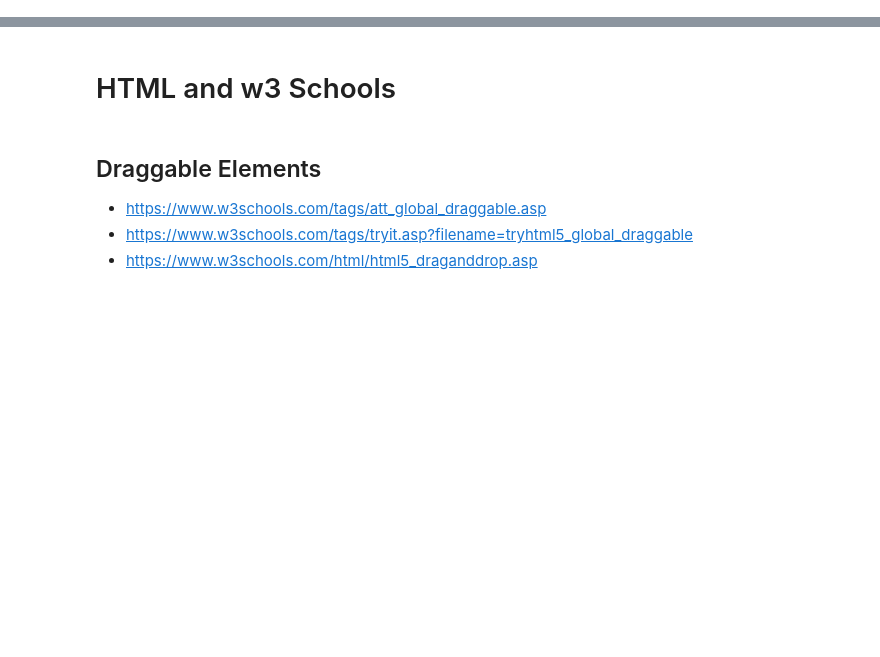
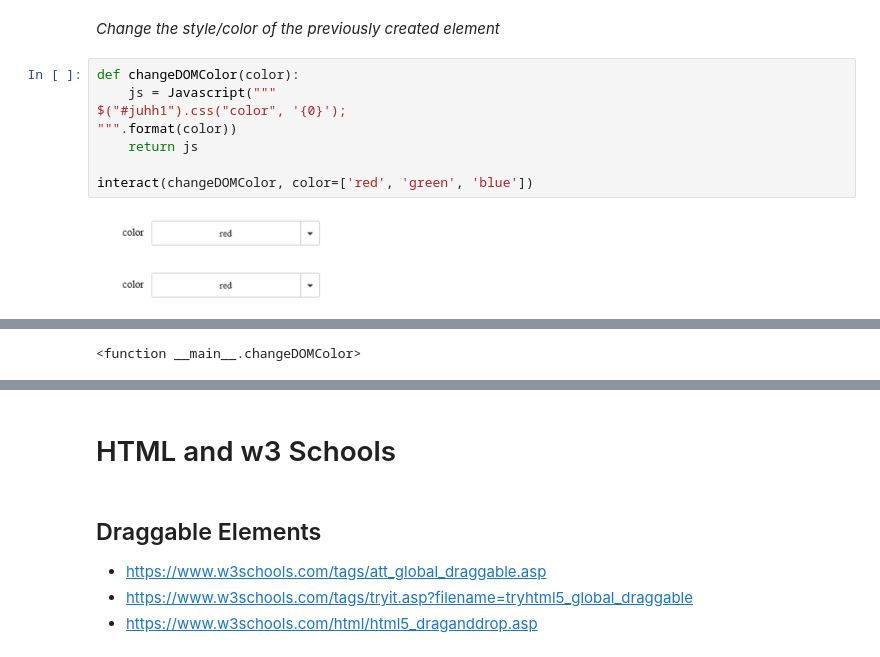
Before and after one commit to satishgoda/learning, a Jupyter notebook: web/html.ipynb, the cells around one changed output, grey strips where cells are left out. Cells and saved outputs as stored; diff of their text form; blank space fills up the shorter version.

Commit message:
HTML, Javascript and Jupyter Notebook

```diff
--- a/web/html.ipynb
+++ b/web/html.ipynb
@@ -0,0 +19,13 @@
+# %% [markdown]
+*Change the style/color of the previously created element*
+# %%
+def changeDOMColor(color):
+    js = Javascript("""
+$("#juhh1").css("color", '{0}');
+""".format(color))
+    return js
+
+interact(changeDOMColor, color=['red', 'green', 'blue'])
+# %% [output]
+[figure, added]
+[figure, added]
@@ -0,0 +33 @@
+<function __main__.changeDOMColor>
```
Also changed, not shown: parts of 20 cells of this notebook, 2 other files.
